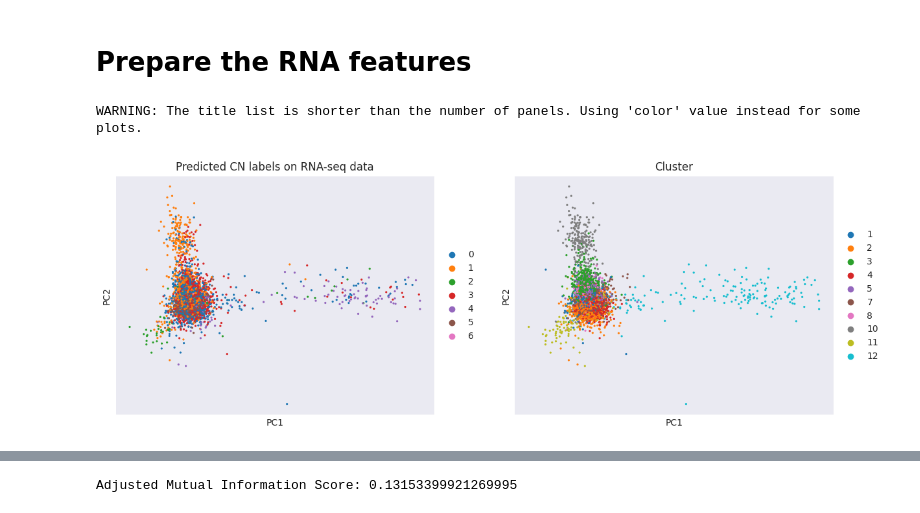
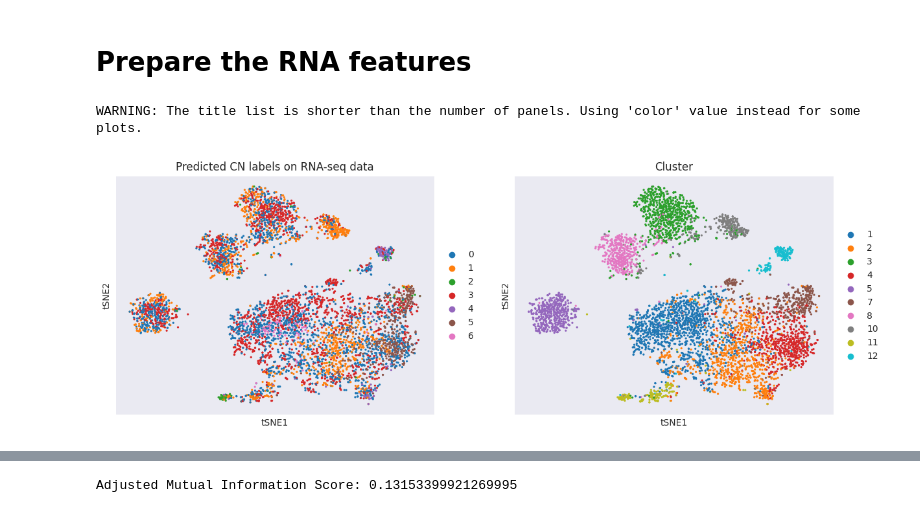
Before and after one commit to reformist/Mapping-scRNA-seq-Variability-Using-Co-Embedding-to-Understand-Cell-Neighborhood-Effects, a Jupyter notebook: running_maxfuse_simple.ipynb, the cells around one changed output, grey strips where cells are left out. Saved outputs shown, nothing was run; the diff lists cells and outputs as text; code cells hidden in the pictures.

```diff
--- a/running_maxfuse_simple.ipynb
+++ b/running_maxfuse_simple.ipynb
@@ -534,6 +517,8 @@ codex_embedding.write('codex_embedding.h5ad')
 rna_embedding.write('rna_embedding.h5ad')
 # %%
 # num rna cell vs num codex cell
+codex_embedding = anndata.read('codex_embedding.h5ad')
+rna_embedding = anndata.read('rna_embedding.h5ad')
 print(rna_embedding.shape)
 print(codex_embedding.shape)
 # %% [output]
@@ -595,20 +582,20 @@ plt.show()
 # Prepare the RNA features
 # %%
 # prepare data for training
-features = rna_embedding
+features = rna_embedding.X
 labels = None
 # %%
-predicted_RNA_CN = model.predict(rna_embedding.X)
+predicted_RNA_CN = model.predict(features)
 # %%
 rna_embedding = anndata.AnnData(rna_embedding)
 rna_embedding.obs = rna.obs
 #  add the predicted CN labels to the RNA embedding
 rna_embedding.obs['predicted_CN'] = pd.Categorical(predicted_RNA_CN)
 # plot the RNA embedding with the predicted CN labels PCA
 sc.tl.pca(rna_embedding)
 # make the shape be the cell type
-sc.pl.pca(rna_embedding, color=['predicted_CN', 'Cluster'], title='Predicted CN labels on RNA-seq data')
+sc.pl.tsne(rna_embedding, color=['predicted_CN', 'Cluster'], title='Predicted CN labels on RNA-seq data')
 # %% [output]
 WARNING: The title list is shorter than the number of panels. Using 'color' value instead for some plots.
-[figure, old version]
+[figure, new version]
 # %%
```
Also changed, not shown: parts of 24 cells of this notebook, 1 other file.
